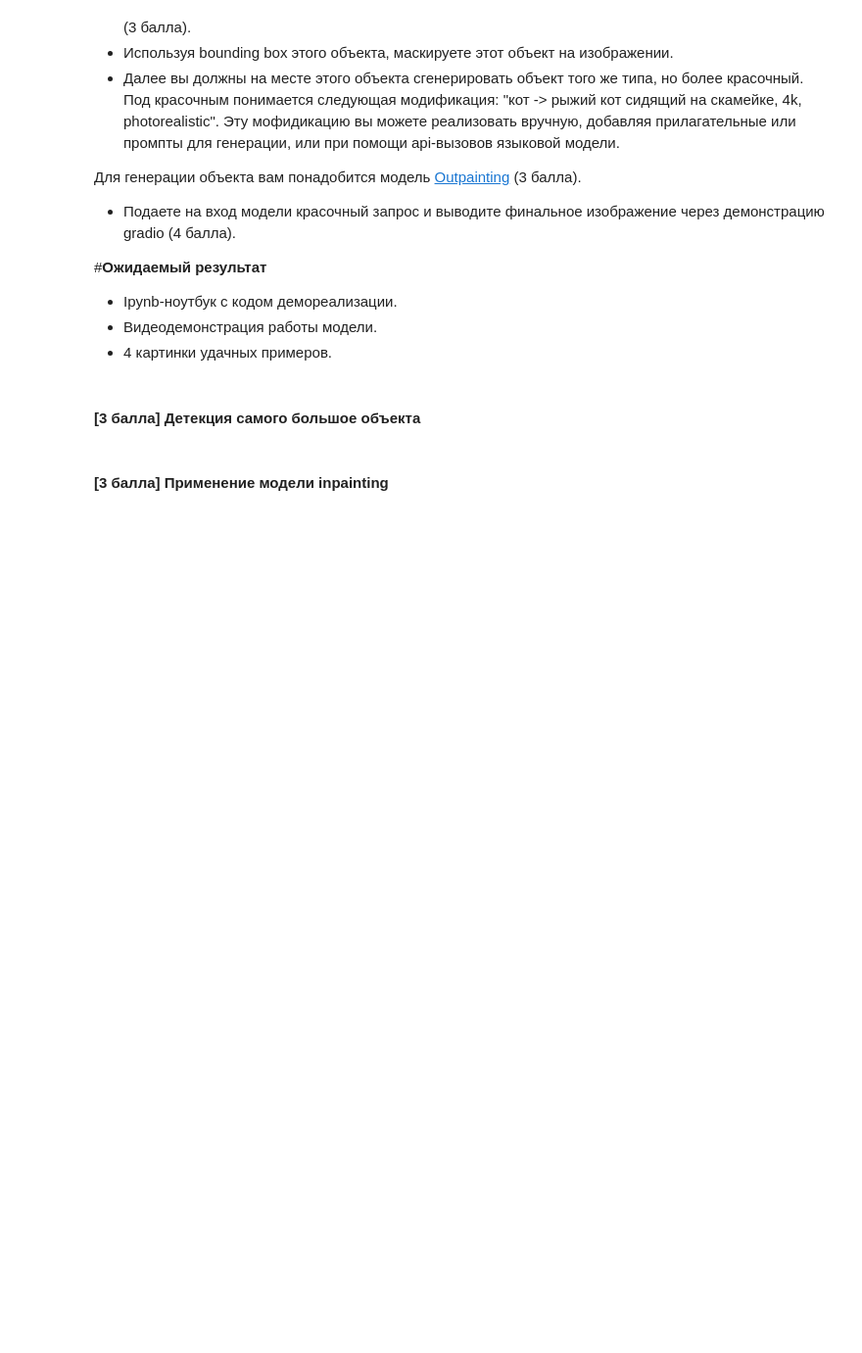
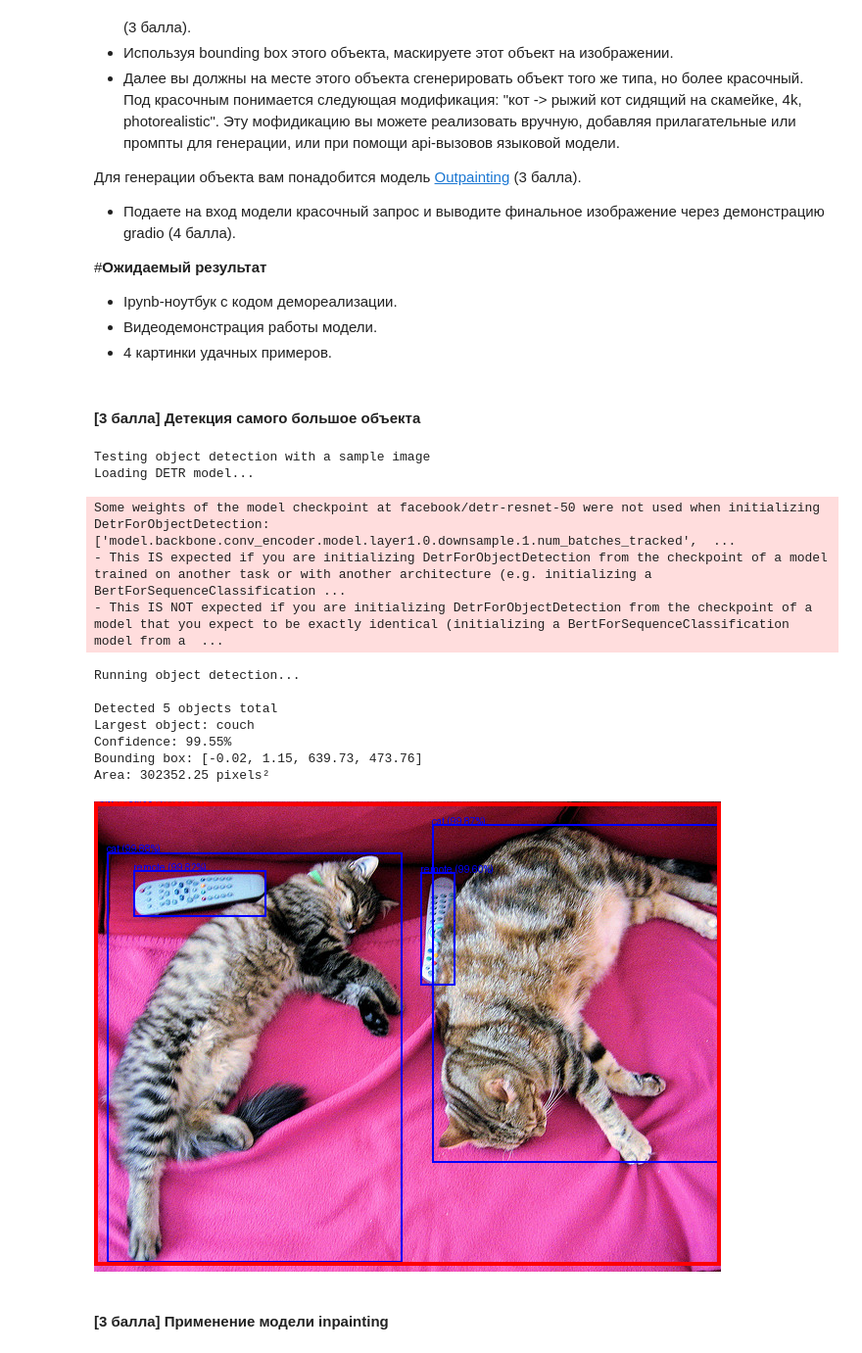
Before and after one commit to outlier-xxi/mipt-ml-modern, a Jupyter notebook: homework/hwfinal/hwfinal.ipynb, the cells around one changed output. Shown at 98% size. Cells and saved outputs as stored; diff of their text form; code cells hidden in the pictures; blank space fills up the shorter version.

```diff
--- a/homework/hwfinal/hwfinal.ipynb
+++ b/homework/hwfinal/hwfinal.ipynb
@@ -38,3 +175,28 @@
+# %%
+print("Testing object detection with a sample image")
+
+# Test with a sample image from COCO dataset
+test_url = "http://images.cocodataset.org/val2017/000000039769.jpg"
+result = detect_largest_object(test_url, threshold=0.7)
+
+if result:
+    # Visualize the result
+    vis_image = visualize_detection(result, show_all=True)
+    display(vis_image)
+# %% [output]
+Testing object detection with a sample image
+Loading DETR model...
+Some weights of the model checkpoint at facebook/detr-resnet-50 were not used when initializing DetrForObjectDetection: ['model.backbone.conv_encoder.model.layer1.0.downsample.1.num_batches_tracked',  ...
+- This IS expected if you are initializing DetrForObjectDetection from the checkpoint of a model trained on another task or with another architecture (e.g. initializing a BertForSequenceClassification ...
+- This IS NOT expected if you are initializing DetrForObjectDetection from the checkpoint of a model that you expect to be exactly identical (initializing a BertForSequenceClassification model from a  ...
+Running object detection...
+
+Detected 5 objects total
+Largest object: couch
+Confidence: 99.55%
+Bounding box: [-0.02, 1.15, 639.73, 473.76]
+Area: 302352.25 pixels²
+[figure, added]
 # %% [markdown]
 #### [3 балла] Применение модели inpainting
 # %%
```
Also changed, not shown: parts of 3 cells of this notebook, 1 other file.
